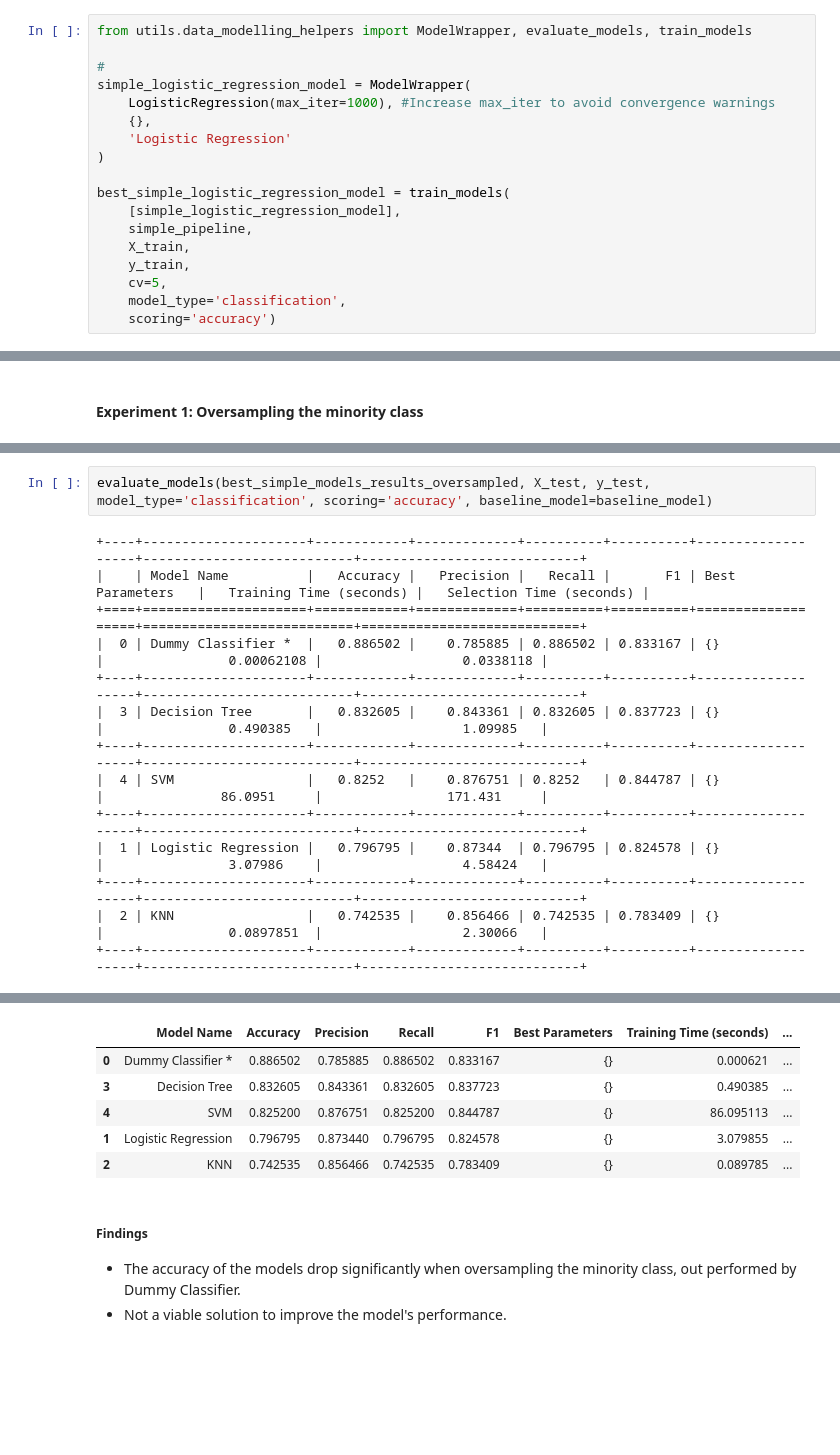
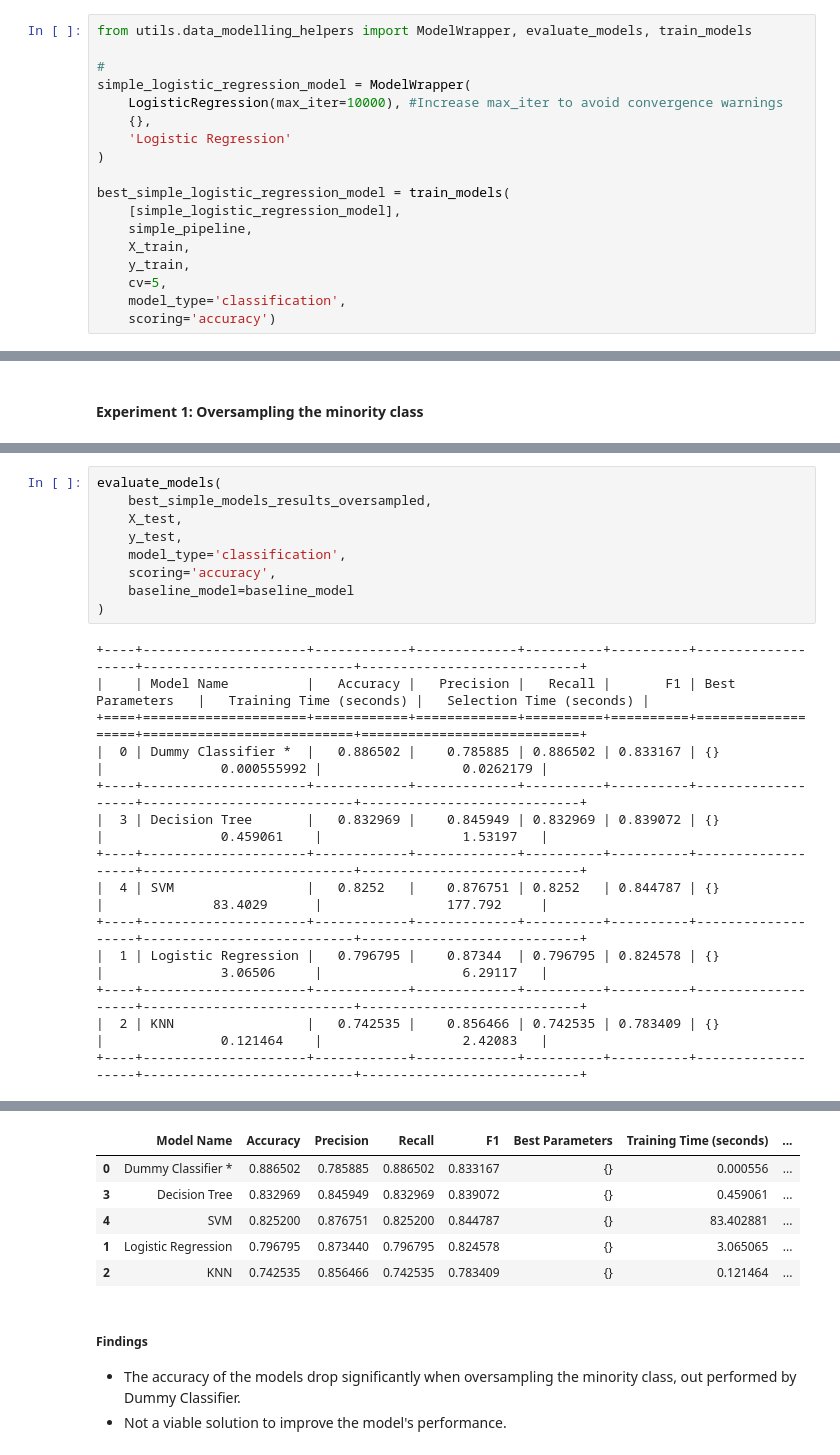
Before and after one commit to ok-ikejiani/Practical-Application-Assignment-17.1, a Jupyter notebook: prompt_III.ipynb, the cells around one changed output, grey strips where cells are left out. Drawn from its saved outputs; the diff is of its cells as text; blank space fills up the shorter version.

```diff
--- a/prompt_III.ipynb
+++ b/prompt_III.ipynb
@@ -264,7 +264,7 @@ from utils.data_modelling_helpers import ModelWrapper, evaluate_models, train_mo
 
 #
 simple_logistic_regression_model = ModelWrapper(
-    LogisticRegression(max_iter=1000), #Increase max_iter to avoid convergence warnings
+    LogisticRegression(max_iter=10000), #Increase max_iter to avoid convergence warnings
     {},
     'Logistic Regression'
 )
@@ -414,26 +377,33 @@ Fitting 5 folds for each of 1 candidates, totalling 5 fits
 # %%
-evaluate_models(best_simple_models_results_oversampled, X_test, y_test, model_type='classification', scoring='accuracy', baseline_model=baseline_model)
+evaluate_models(
+    best_simple_models_results_oversampled,
+    X_test,
+    y_test,
+    model_type='classification',
+    scoring='accuracy',
+    baseline_model=baseline_model
+)
 # %% [output]
 +----+---------------------+------------+-------------+----------+----------+-------------------+---------------------------+----------------------------+
 |    | Model Name          |   Accuracy |   Precision |   Recall |       F1 | Best Parameters   |   Training Time (seconds) |   Selection Time (seconds) |
 +====+=====================+============+=============+==========+==========+===================+===========================+============================+
-|  0 | Dummy Classifier *  |   0.886502 |    0.785885 | 0.886502 | 0.833167 | {}                |                0.00062108 |                  0.0338118 |
+|  0 | Dummy Classifier *  |   0.886502 |    0.785885 | 0.886502 | 0.833167 | {}                |               0.000555992 |                  0.0262179 |
 +----+---------------------+------------+-------------+----------+----------+-------------------+---------------------------+----------------------------+
-|  3 | Decision Tree       |   0.832605 |    0.843361 | 0.832605 | 0.837723 | {}                |                0.490385   |                  1.09985   |
+|  3 | Decision Tree       |   0.832969 |    0.845949 | 0.832969 | 0.839072 | {}                |               0.459061    |                  1.53197   |
 +----+---------------------+------------+-------------+----------+----------+-------------------+---------------------------+----------------------------+
-|  4 | SVM                 |   0.8252   |    0.876751 | 0.8252   | 0.844787 | {}                |               86.0951     |                171.431     |
+|  4 | SVM                 |   0.8252   |    0.876751 | 0.8252   | 0.844787 | {}                |              83.4029      |                177.792     |
 +----+---------------------+------------+-------------+----------+----------+-------------------+---------------------------+----------------------------+
-|  1 | Logistic Regression |   0.796795 |    0.87344  | 0.796795 | 0.824578 | {}                |                3.07986    |                  4.58424   |
+|  1 | Logistic Regression |   0.796795 |    0.87344  | 0.796795 | 0.824578 | {}                |               3.06506     |                  6.29117   |
 +----+---------------------+------------+-------------+----------+----------+-------------------+---------------------------+----------------------------+
-|  2 | KNN                 |   0.742535 |    0.856466 | 0.742535 | 0.783409 | {}                |                0.0897851  |                  2.30066   |
+|  2 | KNN                 |   0.742535 |    0.856466 | 0.742535 | 0.783409 | {}                |               0.121464    |                  2.42083   |
 +----+---------------------+------------+-------------+----------+----------+-------------------+---------------------------+----------------------------+
 [figure]
 |  | Model Name | Accuracy | Precision | Recall | F1 | Best Parameters | Training Time (seconds) | ... |
-| 0 | Dummy Classifier * | 0.886502 | 0.785885 | 0.886502 | 0.833167 | {} | 0.000621 | ... |
-| 3 | Decision Tree | 0.832605 | 0.843361 | 0.832605 | 0.837723 | {} | 0.490385 | ... |
-| 4 | SVM | 0.825200 | 0.876751 | 0.825200 | 0.844787 | {} | 86.095113 | ... |
-| 1 | Logistic Regression | 0.796795 | 0.873440 | 0.796795 | 0.824578 | {} | 3.079855 | ... |
-| 2 | KNN | 0.742535 | 0.856466 | 0.742535 | 0.783409 | {} | 0.089785 | ... |
+| 0 | Dummy Classifier * | 0.886502 | 0.785885 | 0.886502 | 0.833167 | {} | 0.000556 | ... |
+| 3 | Decision Tree | 0.832969 | 0.845949 | 0.832969 | 0.839072 | {} | 0.459061 | ... |
+| 4 | SVM | 0.825200 | 0.876751 | 0.825200 | 0.844787 | {} | 83.402881 | ... |
+| 1 | Logistic Regression | 0.796795 | 0.873440 | 0.796795 | 0.824578 | {} | 3.065065 | ... |
+| 2 | KNN | 0.742535 | 0.856466 | 0.742535 | 0.783409 | {} | 0.121464 | ... |
 # %% [markdown]
 ##### Findings
 - The accuracy of the models drop significantly when oversampling the minority class, out performed by Dummy Classifier.
```
Also changed, not shown: parts of 15 cells of this notebook, 4 other files.
